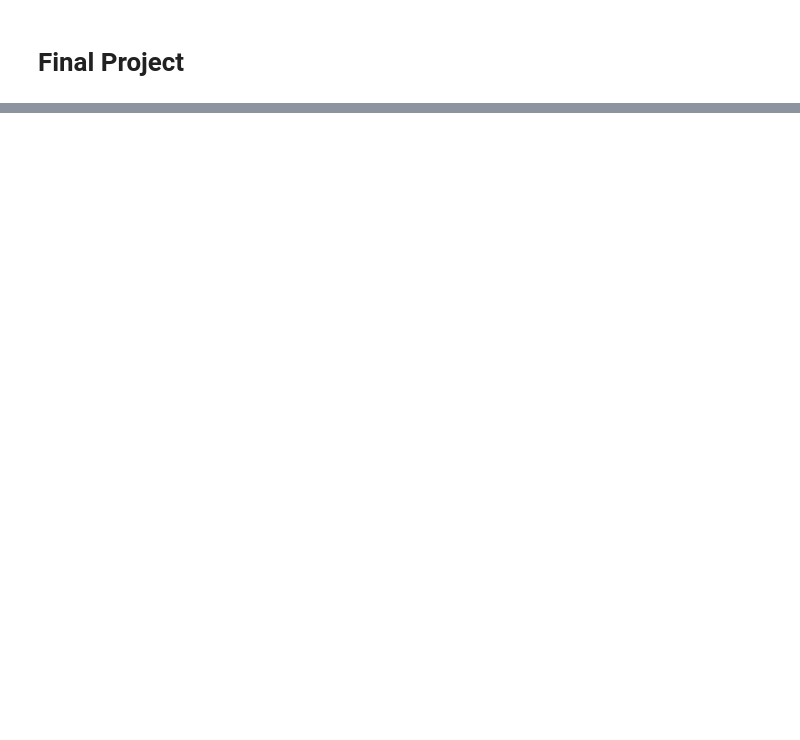
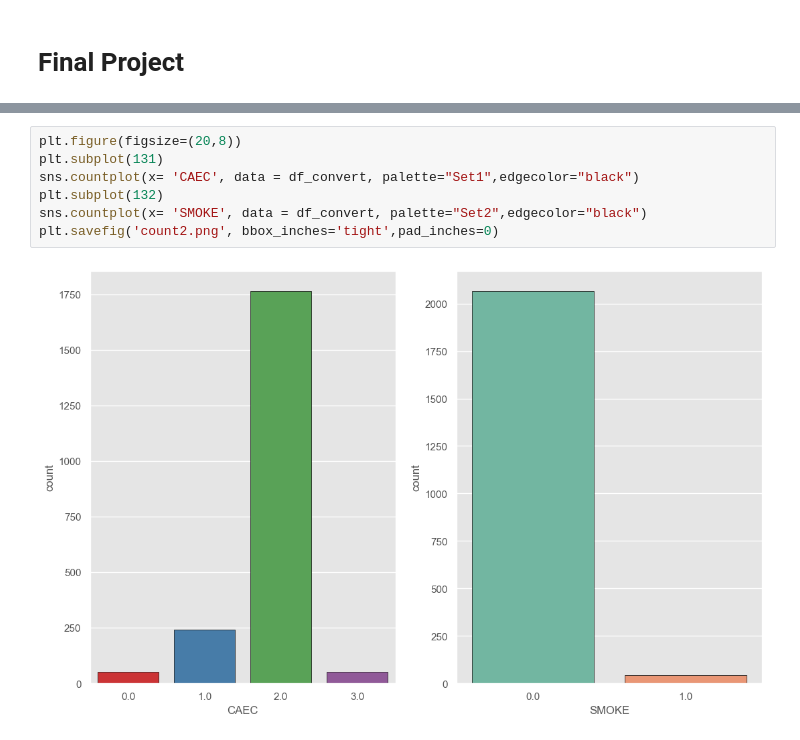
Before and after one commit to v0rein/FinalProject, a Jupyter notebook: Final_Project.ipynb, the cells around one changed output, grey strips where cells are left out. Drawn from its saved outputs; the diff is of its cells as text; blank space fills up the shorter version.

```diff
--- a/Final_Project.ipynb
+++ b/Final_Project.ipynb
@@ -267,0 +292,9 @@ sns.pairplot(obesity_dataset)
+# %%
+plt.figure(figsize=(20,8))
+plt.subplot(131)
+sns.countplot(x= 'CAEC', data = df_convert, palette="Set1",edgecolor="black")
+plt.subplot(132)
+sns.countplot(x= 'SMOKE', data = df_convert, palette="Set2",edgecolor="black")
+plt.savefig('count2.png', bbox_inches='tight',pad_inches=0)
+# %% [output]
+[figure, added]
```
Also changed, not shown: parts of 62 cells of this notebook.
